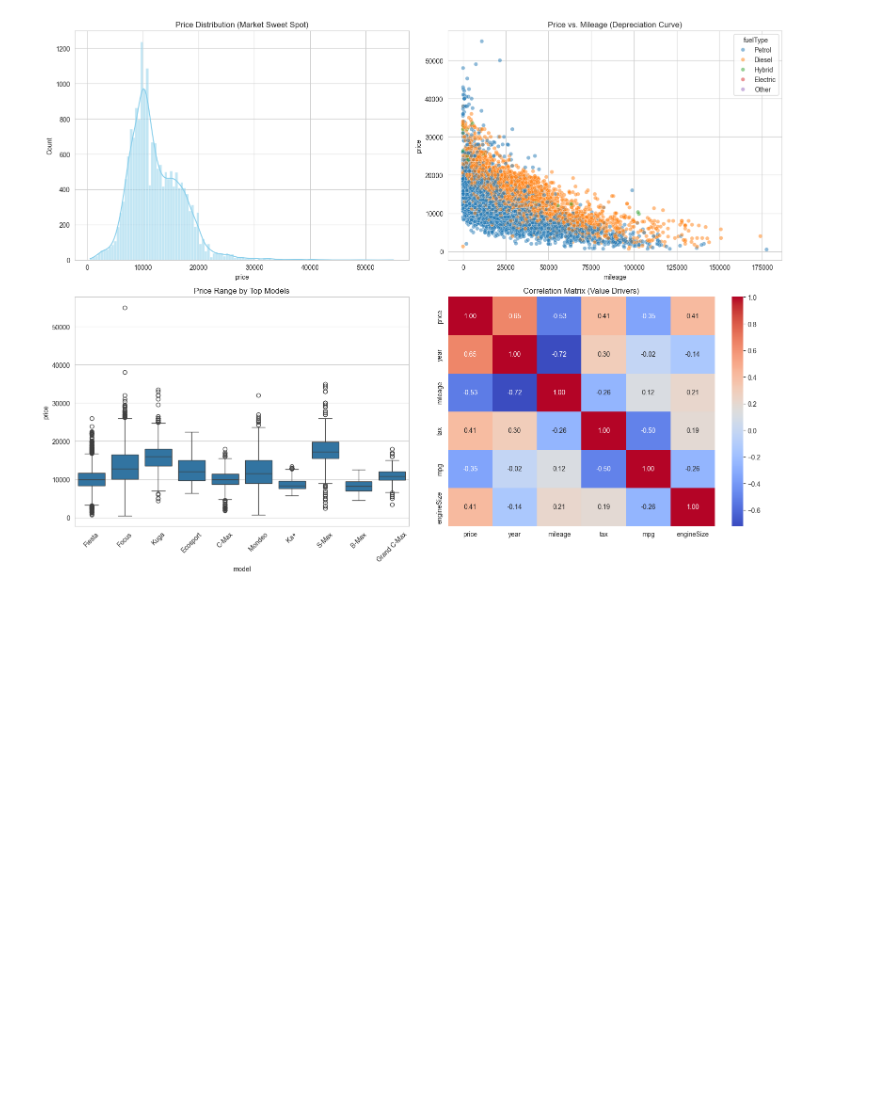
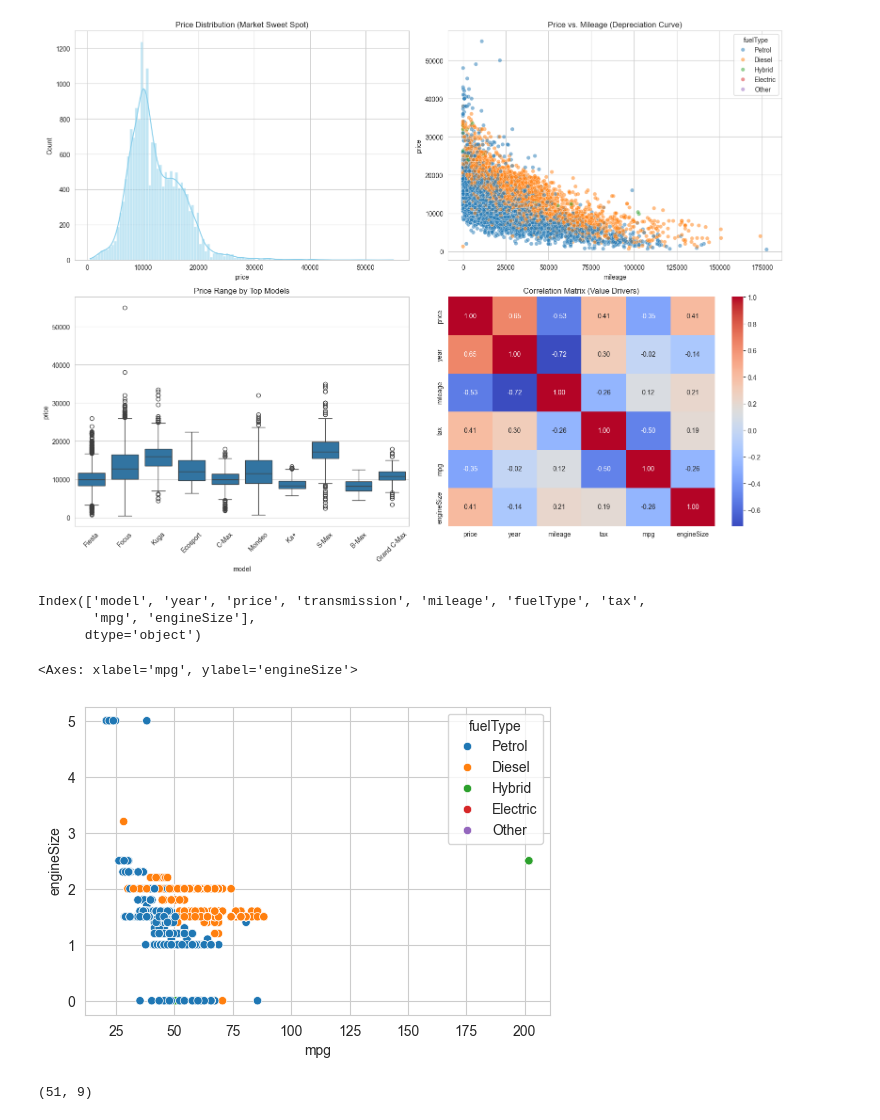
Before and after one commit to adarsh-singh106/Road-To-ML, a Jupyter notebook: Week - 2/02-Ford-Price-Prediction.ipynb, the cells around one changed output. Saved outputs shown, nothing was run; the diff lists cells and outputs as text; code cells hidden in the pictures; blank space fills up the shorter version.

Commit message:
Fix the Fault of EngingeSize = 0

```diff
--- a/Week - 2/02-Ford-Price-Prediction.ipynb
+++ b/Week - 2/02-Ford-Price-Prediction.ipynb
@@ -311,3 +333,20 @@ plt.tight_layout()
 plt.show()
 # %% [output]
 [figure]
+# %%
+df.columns
+# %% [output]
+Index(['model', 'year', 'price', 'transmission', 'mileage', 'fuelType', 'tax',
+       'mpg', 'engineSize'],
+      dtype='object')
+# %%
+# Engine Size Vs mpg (efficieny)
+plt.figure(figsize=(6,4))
+sns.scatterplot(data=df,x='mpg',y='engineSize',hue='fuelType')
+# %% [output]
+<Axes: xlabel='mpg', ylabel='engineSize'>
+[figure, added]
+# %%
+df[(df['engineSize'] == 0)].shape
+# %% [output]
+(51, 9)
```
Also changed, not shown: parts of 8 cells of this notebook.
